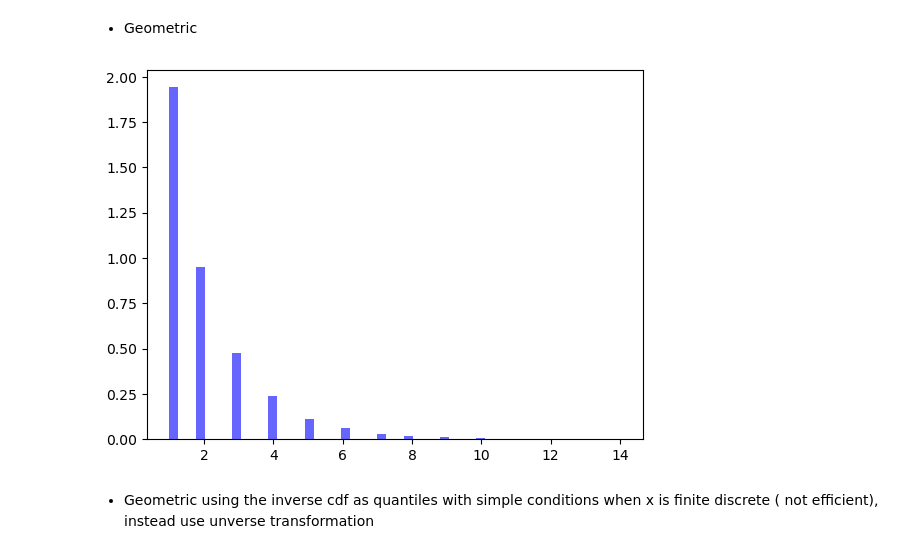
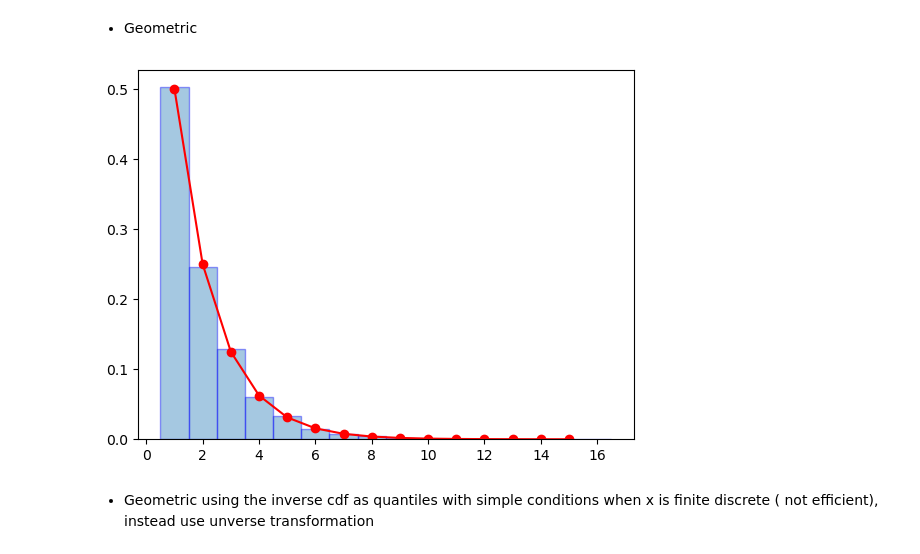
Before and after one commit to aayrapet/MC_simulations, a Jupyter notebook: main.ipynb, the cells around one changed output. Drawn from its saved outputs; the diff is of its cells as text; code cells hidden in the pictures.

```diff
--- a/main.ipynb
+++ b/main.ipynb
@@ -157,12 +157,18 @@ plt.show()
 # %%
 U = np.random.uniform(0, 1, 10000)
 p=0.5
-#average above to make discrete
-X = np.ceil(np.log(1 - U) / np.log(1 - p))
-plt.hist(X, bins=50, density=True, alpha=0.6, color='b', label="Generated Data")
+#average down to make discrete and start from 1
+X = np.floor(np.log(1 - U) / np.log(1 - p))+1
+
+plt.hist(geometric_samples_inverse, bins=np.arange(1, np.max(geometric_samples) + 2) - 0.5,
+         density=True, alpha=0.4, edgecolor="blue", label="Inverse Transform Samples")
+
+x = np.arange(1, np.max(X) + 1)
+pmf = stats.geom.pmf(x, p)
+plt.plot(x, pmf, 'ro-', label="Theoretical Geometric PMF")
 
 plt.show()
 # %% [output]
-[figure, old version]
+[figure, new version]
 # %% [markdown]
 - Geometric using the inverse cdf as quantiles with simple conditions when x is finite discrete ( not efficient), instead use unverse transformation
```
Also changed, not shown: parts of 11 cells of this notebook.
